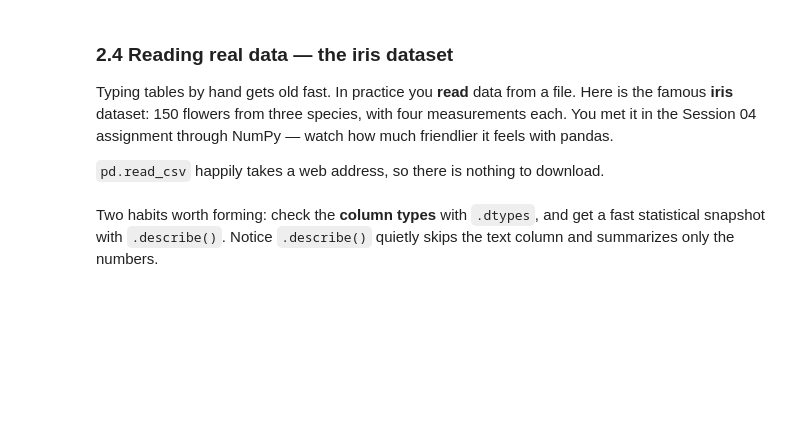
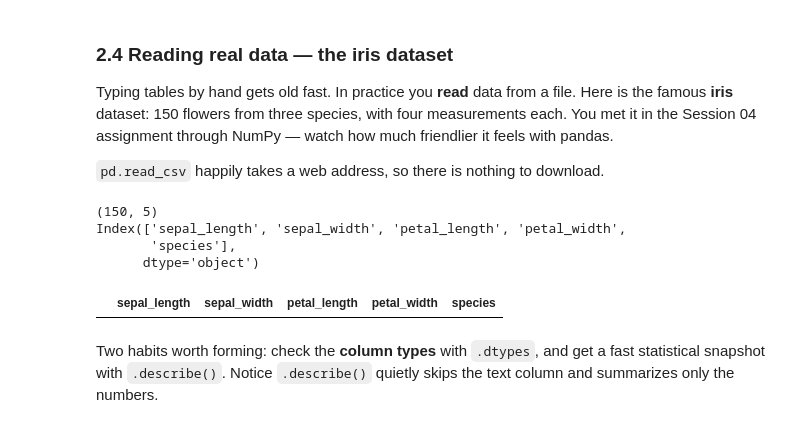
Before and after one commit to yz5099-sys/hudm5001, a Jupyter notebook: Week_04/04_Pandas.ipynb, the cells around one changed output. Drawn from its saved outputs; the diff is of its cells as text; code cells hidden in the pictures; blank space fills up the shorter version.

```diff
--- a/Week_04/04_Pandas.ipynb
+++ b/Week_04/04_Pandas.ipynb
@@ -177,14 +249,20 @@ Typing tables by hand gets old fast. In practice you **read** data from a file.
 `pd.read_csv` happily takes a web address, so there is nothing to download.
 # %%
 iris = pd.read_csv(IRIS_URL)
-
+print(iris.shape)
 # check the shape
 
 # We always asked that how many observations and how many variables in your dataset
-
+print(iris.columns)
 # check the columns
-
+iris.head(0)
 # check the head
+# %% [output]
+(150, 5)
+Index(['sepal_length', 'sepal_width', 'petal_length', 'petal_width',
+       'species'],
+      dtype='object')
+|  | sepal_length | sepal_width | petal_length | petal_width | species |
 # %% [markdown]
 Two habits worth forming: check the **column types** with `.dtypes`, and get a fast statistical snapshot with `.describe()`. Notice `.describe()` quietly skips the text column and summarizes only the numbers.
 # %%
```
Also changed, not shown: parts of 20 cells of this notebook.
